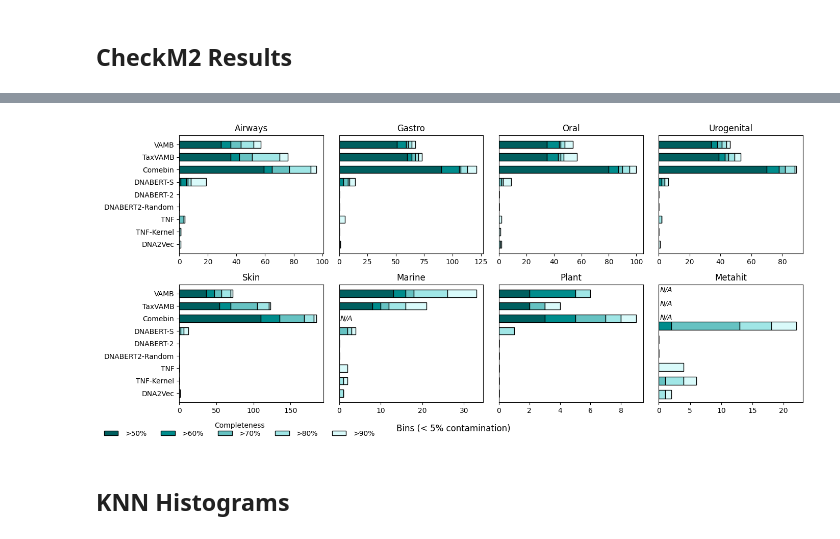
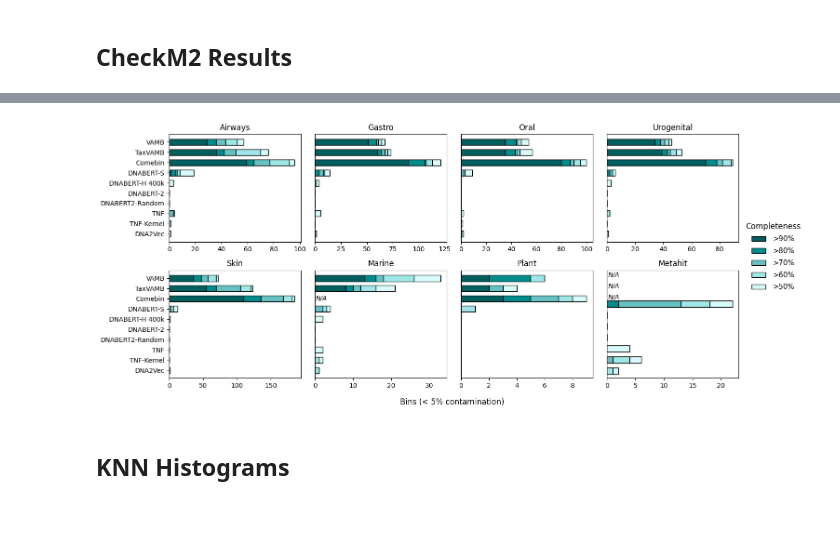
Before and after one commit to affo98/DNA-language-models-and-GLP1-microbiome-changes, a Jupyter notebook: figure_notebooks/cami2_benchmark.ipynb, the cells around one changed output, grey strips where cells are left out. Drawn from its saved outputs; the diff is of its cells as text; code cells hidden in the pictures.

```diff
--- a/figure_notebooks/cami2_benchmark.ipynb
+++ b/figure_notebooks/cami2_benchmark.ipynb
@@ -121,6 +102,7 @@ cami2_model_names = {
     'taxvamb_results': 'TaxVAMB',
     'comebin_results': 'Comebin',
     'dnaberts_results': 'DNABERT-S',
+    'dnaberth_400k_results': 'DNABERT-H 400k',
     'dnabert2_results': 'DNABERT-2',
     'dnabert2random_results': 'DNABERT2-Random',
     'tnf_results': 'TNF',
@@ -177,40 +159,39 @@ for idx, domain in enumerate(DATASET_ORDER):
             if methods[m][0] == -1:
                 ax.text(1.2, j+0.4, "N/A", va="center", ha="center", fontsize=10, color="black", fontstyle="italic")
     if domain in ['marine_short']:
         for j, m in enumerate(method_names):
             if methods[m][0] == -1:
                 ax.text(1.7, j, "N/A", va="center", ha="center", fontsize=10, color="black", fontstyle="italic")
 
 
     ax.set_title(domain.replace('_short', '').capitalize())
 
     if idx % n_cols == 0:
         ax.set_yticks(y_pos)
         ax.set_yticklabels([cami2_model_names.get(m, m.replace('_results', '')) for m in method_names])
     else:
         ax.set_yticks(y_pos)
         ax.set_yticklabels([])
         ax.tick_params(left=False)
 
     ax.invert_yaxis()
     max_total = max(max_total, max(left))
 
-
-# Remove any unused subplots
 for i in range(len(DATASET_ORDER), len(axes)):
     fig.delaxes(axes[i])
 
+legend_labels = [f'{level}' for level in completeness_levels]  # Do NOT reverse
+legend_patches = [Patch(facecolor=c, edgecolor='black', label=l) for c, l in zip(colors, legend_labels)]
 
-legend_labels = [f'{level}' for level in reversed(completeness_levels)]  # Assuming completeness_levels is [60, 70, 80]
-fig.legend(legend_labels, loc='lower center', ncol=len(completeness_levels), bbox_to_anchor=(0.2, -0.07),
-           title='Completeness', frameon=False, handletextpad=1, labelspacing=0.1, fontsize=10)
+fig.legend(handles=legend_patches, loc='center left', bbox_to_anchor=(0.99, 0.5),
+           title='Completeness', frameon=False, handletextpad=1, labelspacing=0.7, fontsize=11, title_fontsize=12)
 
-fig.text(0.5, -0.03, "Bins (< 5% contamination)", fontsize=12, ha='center')
+fig.text(0.55, -0.03, "Bins (< 5% contamination)", fontsize=12, ha='center')
 
 plt.tight_layout()
 plt.show()
 # %% [output]
-[figure, old version]
+[figure, new version]
 # %% [markdown]
 ## KNN Histograms
 # %%
```
Also changed, not shown: parts of 13 cells of this notebook, 8 other files.
